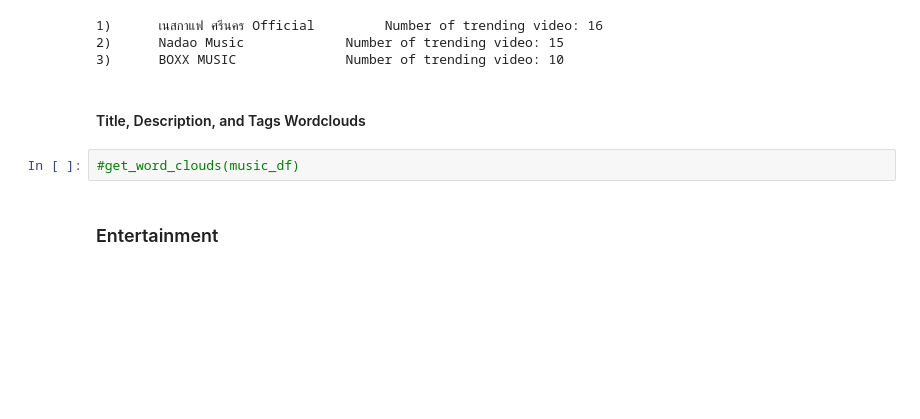
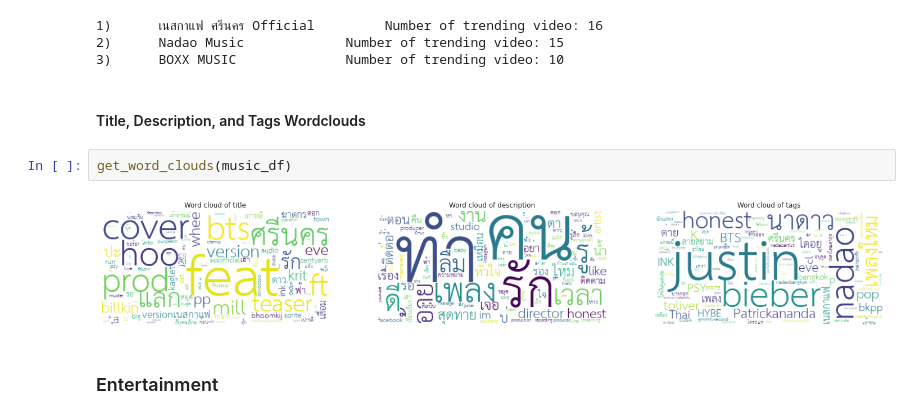
Before and after one commit to tontan2545/2143488-Big-Data-AI-Final-Project, a Jupyter notebook: analysis.ipynb, the cells around one changed output. Saved outputs shown, nothing was run; the diff lists cells and outputs as text; blank space fills up the shorter version.

```diff
--- a/analysis.ipynb
+++ b/analysis.ipynb
@@ -442,8 +446,10 @@ get_top_three_channel(music_df)
 3)      BOXX MUSIC              Number of trending video: 10
 # %% [markdown]
 #### Title, Description, and Tags Wordclouds
-# %%
-#get_word_clouds(music_df)
+# %%
+get_word_clouds(music_df)
+# %% [output]
+[figure, added]
 # %% [markdown]
 ### Entertainment
 # %%
```
Also changed, not shown: parts of 15 cells of this notebook.
